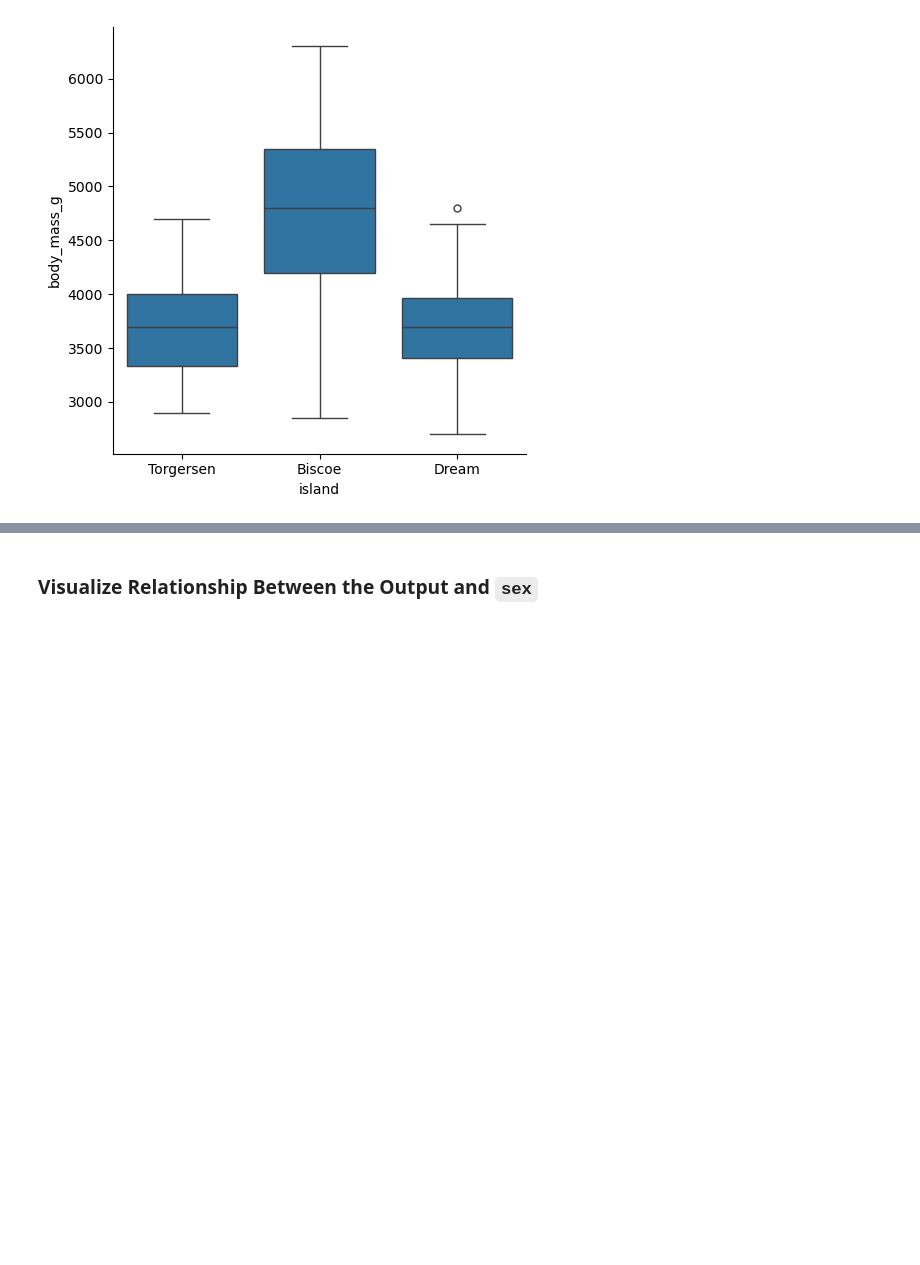
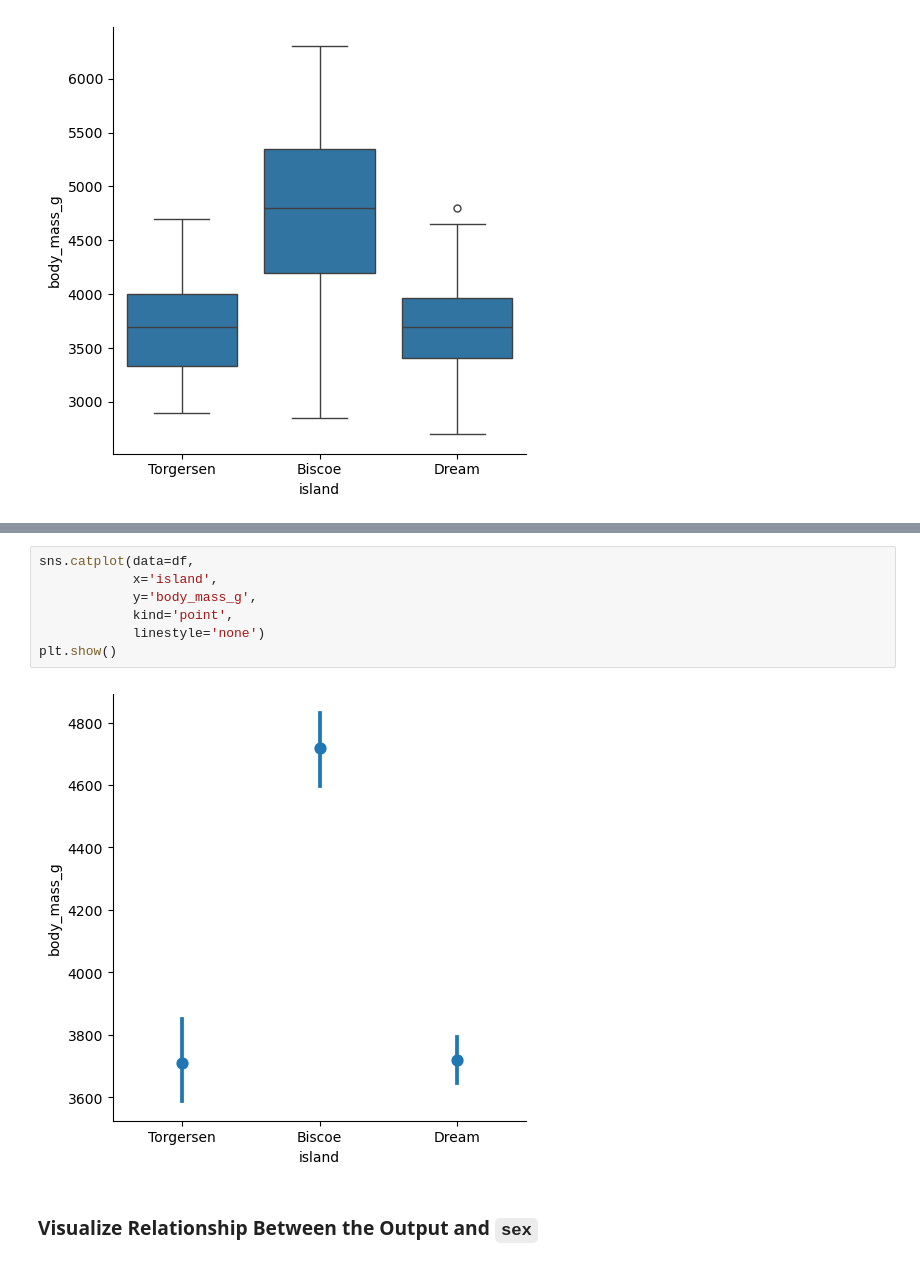
Before and after one commit to mytechnotalent/Reverse-Engineering-Data, a Jupyter notebook: 13-LR.ipynb, the cells around one changed output, grey strips where cells are left out. Saved outputs shown, nothing was run; the diff lists cells and outputs as text; blank space fills up the shorter version.

```diff
--- a/13-LR.ipynb
+++ b/13-LR.ipynb
@@ -132,3 +157,12 @@ plt.show()
+# %%
+sns.catplot(data=df,
+            x='island',
+            y='body_mass_g',
+            kind='point',
+            linestyle='none')
+plt.show()
+# %% [output]
+[figure, added]
 # %% [markdown]
 ### Visualize Relationship Between the Output and `sex`
 # %% [markdown]
```
Also changed, not shown: parts of 8 cells of this notebook.
